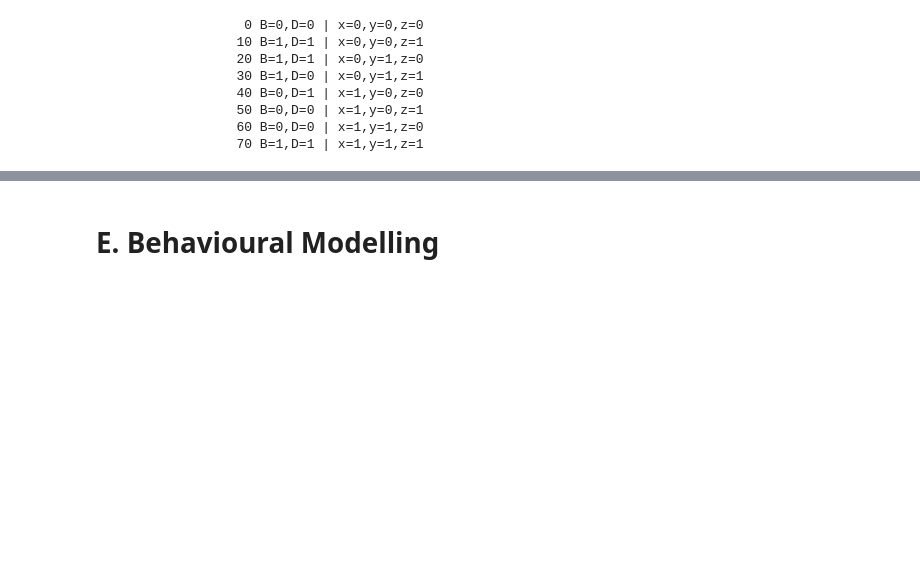
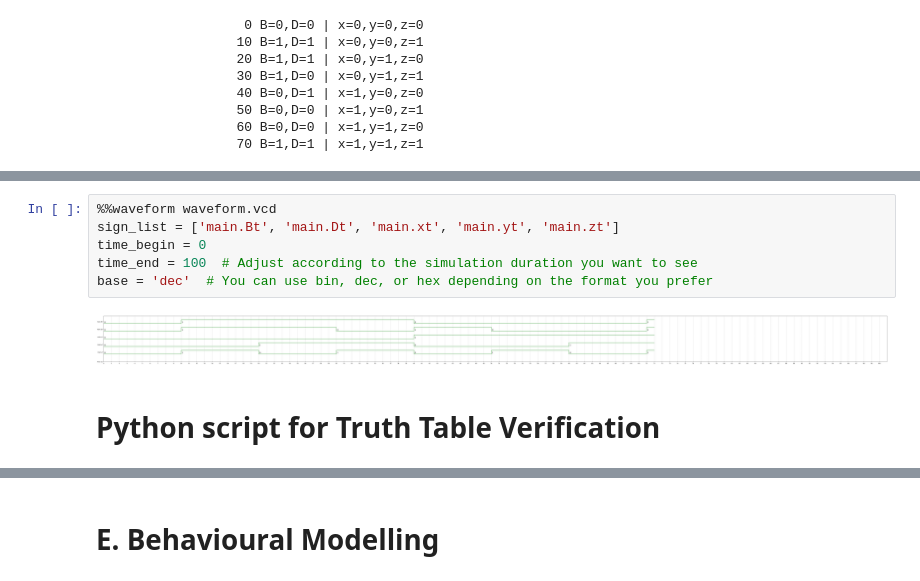
Before and after one commit to MattWong-ca/30110-digital-systems-lab, a Jupyter notebook: verilog-git-practice.ipynb, the cells around one changed output, grey strips where cells are left out. Cells and saved outputs as stored; diff of their text form; blank space fills up the shorter version.

```diff
--- a/verilog-git-practice.ipynb
+++ b/verilog-git-practice.ipynb
@@ -469,0 +526,10 @@ endmodule
+# %%
+%%waveform waveform.vcd
+sign_list = ['main.Bt', 'main.Dt', 'main.xt', 'main.yt', 'main.zt']
+time_begin = 0
+time_end = 100  # Adjust according to the simulation duration you want to see
+base = 'dec'  # You can use bin, dec, or hex depending on the format you prefer
+# %% [output]
+[figure, added]
+# %% [markdown]
+# Python script for Truth Table Verification
```
Also changed, not shown: parts of 4 cells of this notebook.
